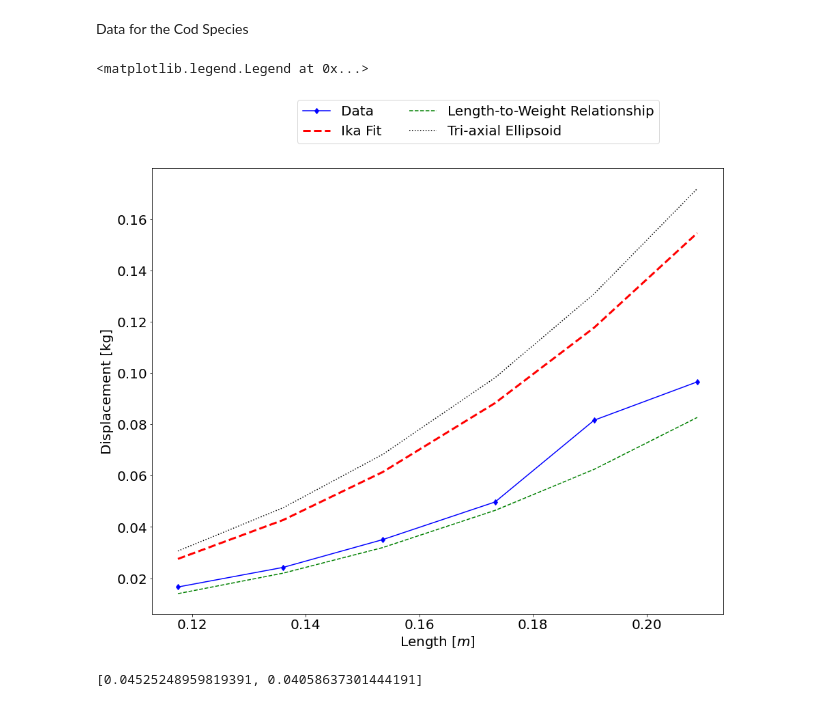
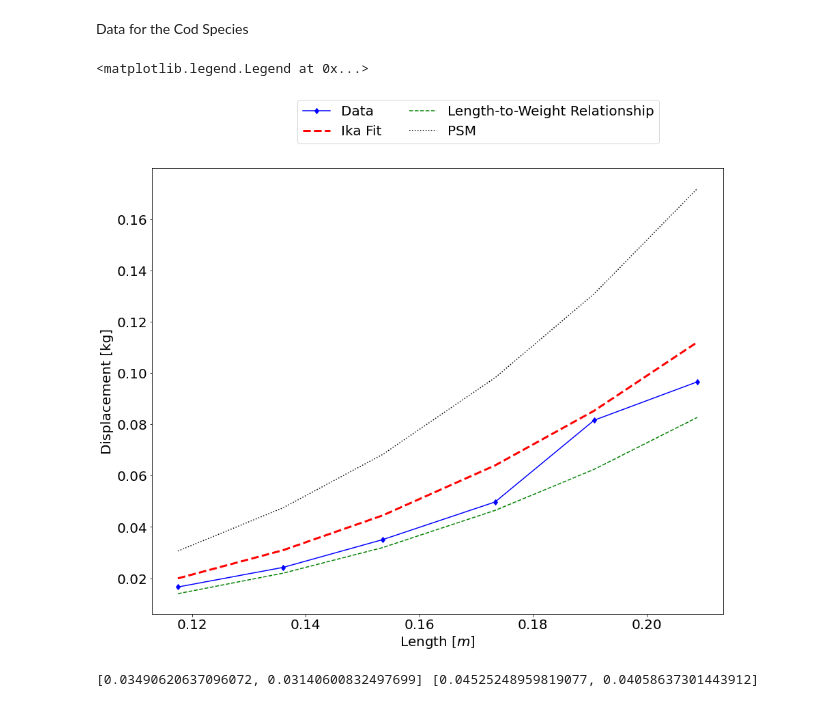
Before and after one commit to michaelcoe/Ika-Fit, a Jupyter notebook: massValidation.ipynb, the cells around one changed output. Drawn from its saved outputs; the diff is of its cells as text; code cells hidden in the pictures.

```diff
--- a/massValidation.ipynb
+++ b/massValidation.ipynb
@@ -56,5 +65,5 @@ def fit_data(xData, yData, ci):
 # %%
-imagePath = r'./Pictures/Teleost/'
+imagePath = r'./Pictures'
 figurePath = r'./Figures'
 # %%
 # Split work depending on input images
@@ -264,20 +299,20 @@ for idx, length in enumerate(cod_length):
 # %%
 fig2, ax2 = plt.subplots(figsize=((15, 12)))
 ax2.plot(cod_length, cod_mass, 'bd-', label='Data')
-ax2.plot(cod_length, ika_cod, 'r--', label="Ika Fit", linewidth=3)
+ax2.plot(cod_length, ika_cod/1.38, 'r--', label="Ika Fit", linewidth=3)
 ax2.plot(cod_length, cod_mass_lw, 'g--', label='Length-to-Weight Relationship')
-ax2.plot(cod_length, cod_mass_tri, 'k:', label='Tri-axial Ellipsoid')
+ax2.plot(cod_length, cod_mass_tri, 'k:', label='PSM')
 ax2.set_ylabel('Displacement [kg]')
 ax2.set_xlabel('Length $[m]$')
 ax2.legend(loc='best', ncol = 2, bbox_to_anchor=(0.9, 1.17))
 #fig2.savefig(Path(figurePath).joinpath('cod_noArea.pdf'), facecolor='w', bbox_inches='tight', dpi=300)
 # %% [output]
 <matplotlib.legend.Legend at 0x...>
-[figure, old version]
+[figure, new version]
 # %%
 error_ika = [np.sqrt(np.sum(np.abs(ika_cod - cod_mass)**2)/len(cod_mass)), np.sum(np.abs(ika_cod - cod_mass))/len(cod_mass)]
-error_ika = [np.sqrt(np.sum(np.abs(cod_mass_tri - cod_mass)**2)/len(cod_mass)), np.sum(np.abs(cod_mass_tri - cod_mass))/len(cod_mass)]
+error_tri = [np.sqrt(np.sum(np.abs(cod_mass_tri - cod_mass)**2)/len(cod_mass)), np.sum(np.abs(cod_mass_tri - cod_mass))/len(cod_mass)]
 
-print(error_ika)
+print(error_ika, error_tri)
 # %% [output]
-[0.04525248959819391, 0.04058637301444191]
+[0.03490620637096072, 0.03140600832497699] [0.04525248959819077, 0.04058637301443912]
```
Also changed, not shown: parts of 11 cells of this notebook, 3 other files.
